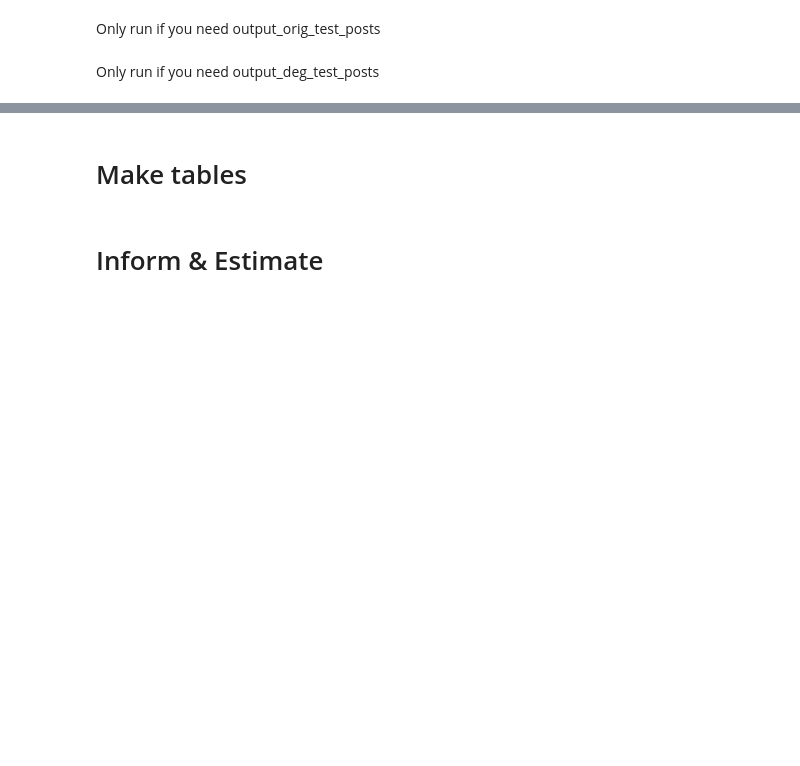
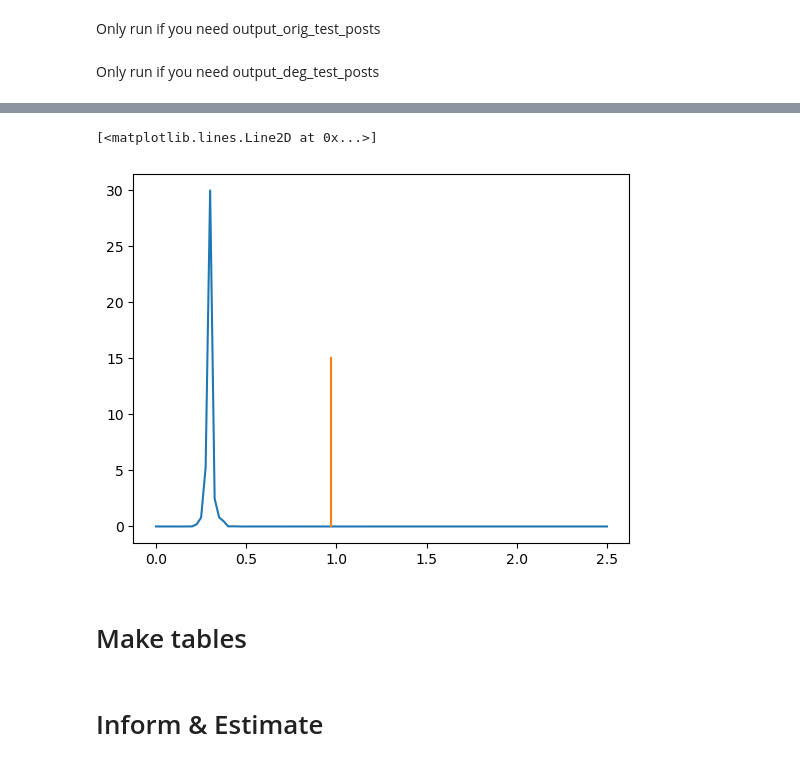
Before and after one commit to alice-crafford/Photo-z-Stress-Test, a Jupyter notebook: Test_Pipeline.ipynb, the cells around one changed output, grey strips where cells are left out. Saved outputs shown, nothing was run; the diff lists cells and outputs as text; code cells hidden in the pictures; blank space fills up the shorter version.

Commit message:
making sure test sets are actually consistant, still need to figure out posteriors. Need to add controls.

```diff
--- a/Test_Pipeline.ipynb
+++ b/Test_Pipeline.ipynb
@@ -364 +346,11 @@ Inserting handle into data store.  output_lsst_error: inprogress_output_lsst_err
 Inserting handle into data store.  output_lsstErr_testSet_posts: inprogress_output_lsstErr_testSet_posts.hdf5, lsstErr_testSet_posts
+# %%
+import h5py
+import pandas as pd
+
+file = h5py.File("/Users/alicec03/Desktop/Summer_Research/Photo-z-Stress-Test/Photo-z-Stress-Test/output_lsstErr_testSet_posts.hdf5", 'r')
+print(file['meta'].keys())
+
+table = pd.read_parquet("/Users/alicec03/Desktop/Summer_Research/Photo-z-Stress-Test/Photo-z-Stress-Test/output_lsst_error (for posts).pq")
+
+table
@@ -365,3 +372,11 @@ Inserting handle into data store.  output_lsstErr_testSet_posts: inprogress_outp
+# %%
+import matplotlib.pyplot as plt
+
+plt.plot(file['meta']['xvals'][0], file['data']['yvals'][1])
+plt.plot(table['redshift'][1] * np.ones(len(file['meta']['xvals'][0])), np.linspace(0, 15, len(file['meta']['xvals'][0])))
+# %% [output]
+[<matplotlib.lines.Line2D at 0x...>]
+[figure, added]
 # %% [markdown]
 # Make tables
 # %%
```
Also changed, not shown: parts of 59 cells of this notebook.
